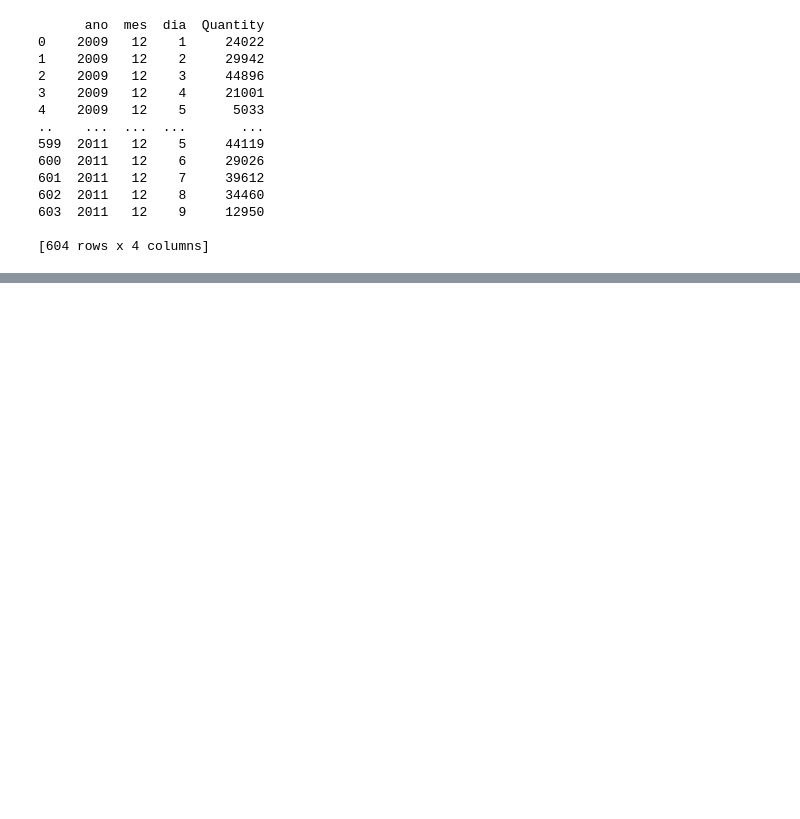
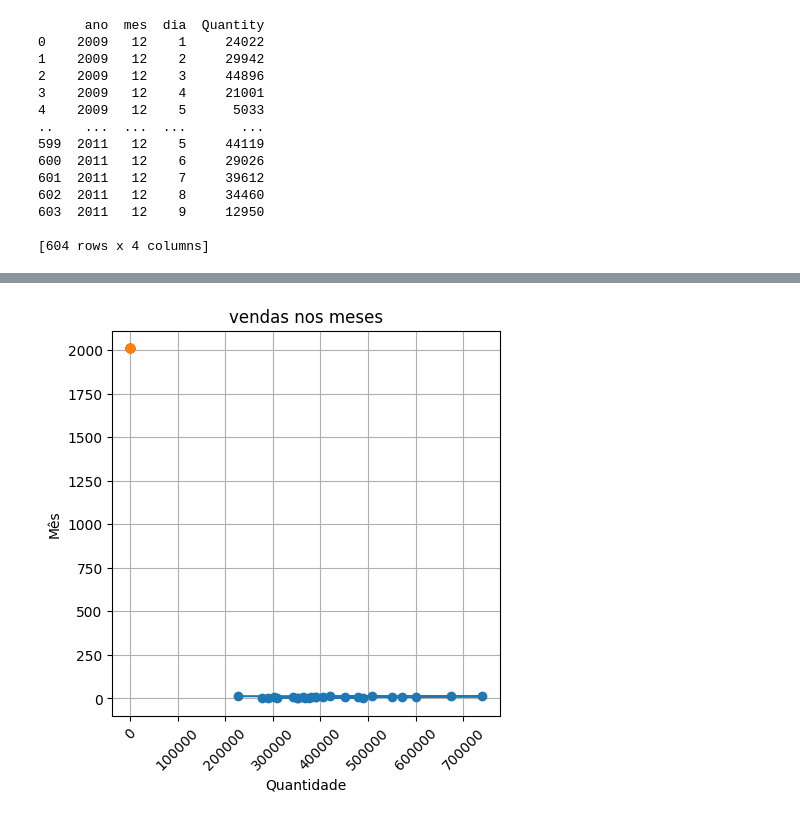
Before and after one commit to nickmorche/online_retail_data_analysis, a Jupyter notebook: data_analysis.ipynb, the cells around one changed output, grey strips where cells are left out. Saved outputs shown, nothing was run; the diff lists cells and outputs as text; code cells hidden in the pictures; blank space fills up the shorter version.

```diff
--- a/data_analysis.ipynb
+++ b/data_analysis.ipynb
@@ -149,0 +217,11 @@ print(transactions_by_day)
+# %%
+plt.figure(figsize=(5,5))
+plt.plot(transactions_by_month['Quantity'], transactions_by_month['mes'], transactions_by_month['ano'], marker='o', linestyle='-')
+plt.xlabel('Quantidade')
+plt.ylabel('Mês')
+plt.title('vendas nos meses')
+plt.xticks(rotation=45)
+plt.grid(True)
+plt.show()
+# %% [output]
+[figure, added]
```
Also changed, not shown: parts of 10 cells of this notebook.
